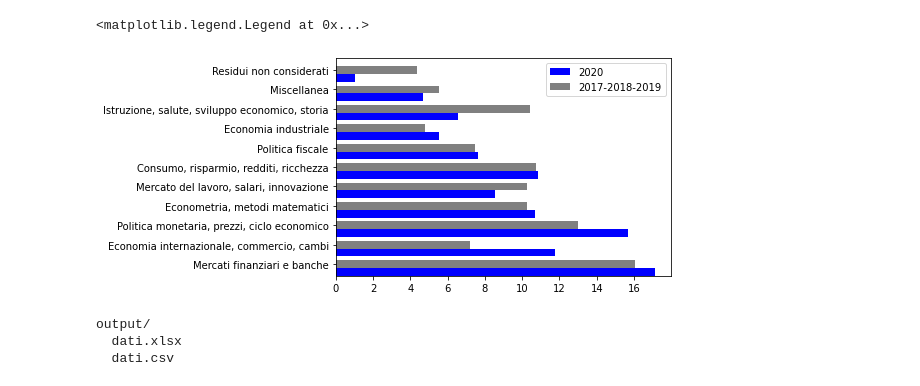
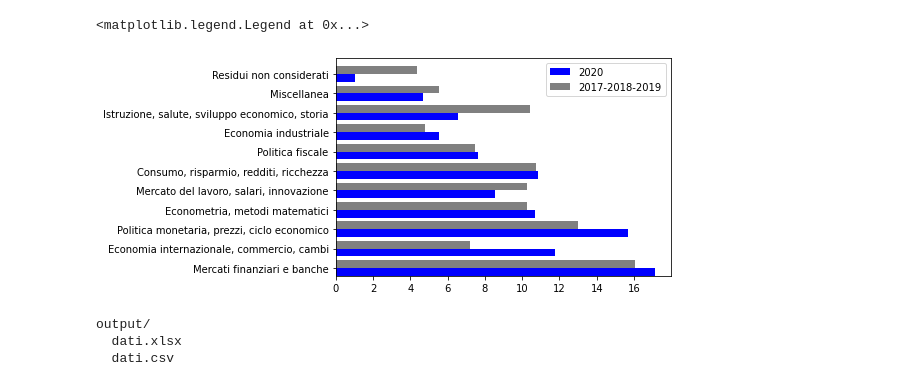
Before and after one commit to bankit-cfin/ra-rolli, a Jupyter notebook: grafici.ipynb, the cells around one changed output. Cells and saved outputs as stored; diff of their text form; code cells hidden in the pictures.

Commit message:
updates graph ticks

```diff
--- a/grafici.ipynb
+++ b/grafici.ipynb
@@ -43,26 +43,26 @@ dati
 # %%
 import pandas
 import matplotlib.pyplot as plt
 import numpy as np
 
 df = pandas.DataFrame({
         "graph": dati.Categoria.unique(),
         "2020": dati[dati.anni == "2020"].percentuale * 100,
         "2017-2018-2019": dati[dati.anni == "2017-2018-2019"].percentuale * 100
     })
 
 ind = np.arange(len(df))
 width = 0.4
 
 fig, ax = plt.subplots()
 ax.barh(ind, df["2020"], width, color='blue', label="2020")
 ax.barh(ind + width, df["2017-2018-2019"], width, color='grey', label="2017-2018-2019")
 
-ax.set(yticks=ind + width, yticklabels=df.graph, ylim=[2 * width - 1, len(df)])
+ax.set(yticks=ind + width - 0.20, yticklabels=df.graph, ylim=[2 * width - 1, len(df)])
 ax.legend()
 # %% [output]
 <matplotlib.legend.Legend at 0x...>
-[figure, old version]
+[figure, new version]
 # %%
 from IPython.display import FileLink, FileLinks
 
```
Also changed, not shown: parts of 1 cell of this notebook, 2 other files.
